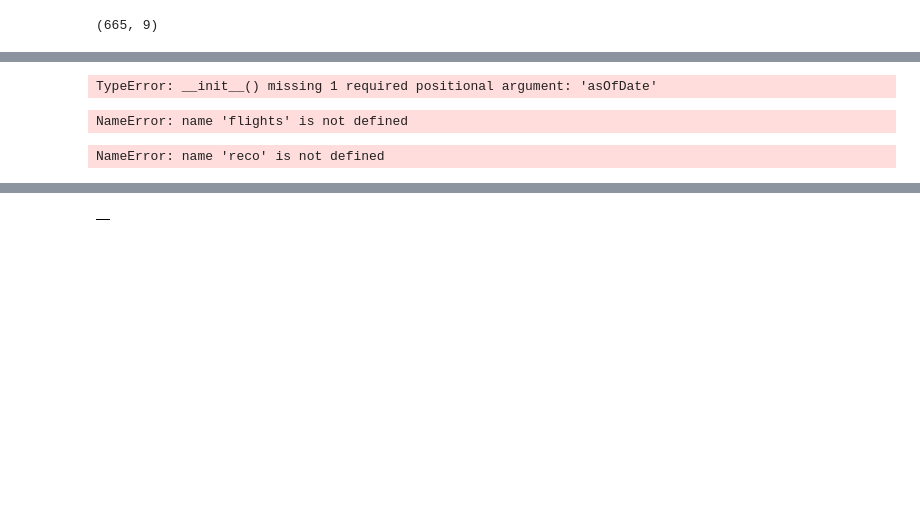
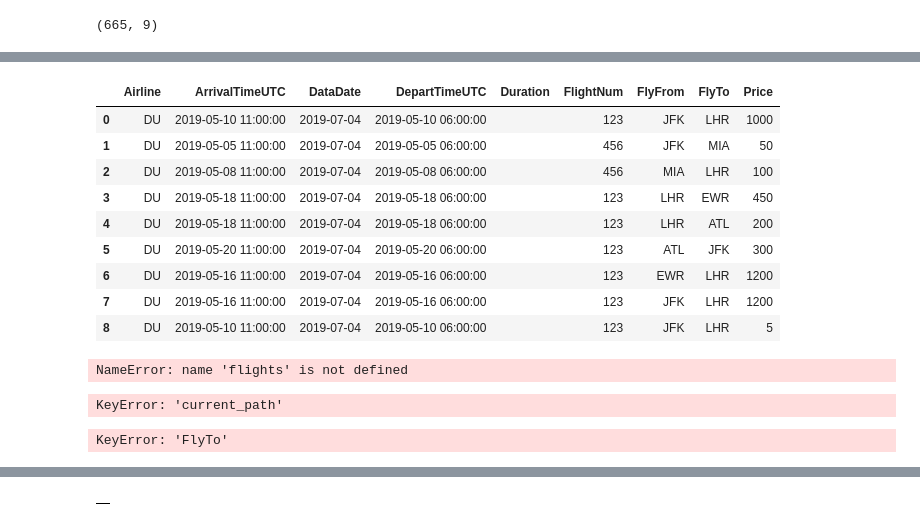
Before and after one commit to davidisenberg/FlightFinder, a Jupyter notebook: data/testing_recos.ipynb, the cells around one changed output, grey strips where cells are left out. Drawn from its saved outputs; the diff is of its cells as text; code cells hidden in the pictures; blank space fills up the shorter version.

```diff
--- a/data/testing_recos.ipynb
+++ b/data/testing_recos.ipynb
@@ -108,33 +109,43 @@ SyntaxError: invalid syntax (<ipython-input-17-0162c3217f7c>, line 1)
 # %%
 f1 = Flight("JFK", "LHR", 1000, "DU", "", datetime.datetime(2019, 5, 10, 11, 0, 0),
-            datetime.datetime(2019, 5, 10, 6, 0, 0), "123")
+            datetime.datetime(2019, 5, 10, 6, 0, 0), "123", datetime.date.today())
 f2 = Flight("JFK", "MIA", 50, "DU", "", datetime.datetime(2019, 5, 5, 11, 0, 0),
-            datetime.datetime(2019, 5, 5, 6, 0, 0), "456")
+            datetime.datetime(2019, 5, 5, 6, 0, 0), "456", datetime.date.today())
 f3 = Flight("MIA", "LHR", 100, "DU", "", datetime.datetime(2019, 5, 8, 11, 0, 0),
-            datetime.datetime(2019, 5, 8, 6, 0, 0), "456")
+            datetime.datetime(2019, 5, 8, 6, 0, 0), "456", datetime.date.today())
 f4 = Flight("LHR", "EWR", 450, "DU", "", datetime.datetime(2019, 5, 18, 11, 0, 0),
-            datetime.datetime(2019, 5, 18, 6, 0, 0), "123")
+            datetime.datetime(2019, 5, 18, 6, 0, 0), "123", datetime.date.today())
 f5 = Flight("LHR", "ATL", 200, "DU", "", datetime.datetime(2019, 5, 18, 11, 0, 0),
-            datetime.datetime(2019, 5, 18, 6, 0, 0), "123")
+            datetime.datetime(2019, 5, 18, 6, 0, 0), "123", datetime.date.today())
 f6 = Flight("ATL", "JFK", 300, "DU", "", datetime.datetime(2019, 5, 20, 11, 0, 0),
-            datetime.datetime(2019, 5, 20, 6, 0, 0), "123")
+            datetime.datetime(2019, 5, 20, 6, 0, 0), "123", datetime.date.today())
 f7 = Flight("EWR", "LHR", 1200, "DU", "", datetime.datetime(2019, 5, 16, 11, 0, 0),
-            datetime.datetime(2019, 5, 16, 6, 0, 0), "123")
+            datetime.datetime(2019, 5, 16, 6, 0, 0), "123", datetime.date.today())
 f8 = Flight("JFK", "LHR", 1200, "DU", "", datetime.datetime(2019, 5, 16, 11, 0, 0), #dup of f1 but higher price
-            datetime.datetime(2019, 5, 16, 6, 0, 0), "123")
+            datetime.datetime(2019, 5, 16, 6, 0, 0), "123", datetime.date.today())
 f9 = Flight("JFK", "LHR", 5, "DU", "", datetime.datetime(2019, 5, 10, 11, 0, 0), #dup of f1 but on same day
-            datetime.datetime(2019, 5, 10, 6, 0, 0), "123")
-fs = [f1, f2, f3, f4, f5, f6, f7, f8,f9]
-flights = pd.DataFrame.from_records([f.to_dict() for f in fs])
+            datetime.datetime(2019, 5, 10, 6, 0, 0), "123", datetime.date.today())
+ffs = [f1, f2, f3, f4, f5, f6, f7, f8,f9]
+flights = pd.DataFrame.from_records([f.to_dict() for f in ffs])
 df = pd.DataFrame()
 
 sources = ["JFK","EWR"]
 targets = ["LHR"]
 exclusions = []
 
 df = pd.DataFrame()
+flights
 # %% [output]
-TypeError: __init__() missing 1 required positional argument: 'asOfDate'
+|  | Airline | ArrivalTimeUTC | DataDate | DepartTimeUTC | Duration | FlightNum | FlyFrom | FlyTo | Price |
+| 0 | DU | 2019-05-10 11:00:00 | 2019-07-04 | 2019-05-10 06:00:00 |  | 123 | JFK | LHR | 1000 |
+| 1 | DU | 2019-05-05 11:00:00 | 2019-07-04 | 2019-05-05 06:00:00 |  | 456 | JFK | MIA | 50 |
+| 2 | DU | 2019-05-08 11:00:00 | 2019-07-04 | 2019-05-08 06:00:00 |  | 456 | MIA | LHR | 100 |
+| 3 | DU | 2019-05-18 11:00:00 | 2019-07-04 | 2019-05-18 06:00:00 |  | 123 | LHR | EWR | 450 |
+| 4 | DU | 2019-05-18 11:00:00 | 2019-07-04 | 2019-05-18 06:00:00 |  | 123 | LHR | ATL | 200 |
+| 5 | DU | 2019-05-20 11:00:00 | 2019-07-04 | 2019-05-20 06:00:00 |  | 123 | ATL | JFK | 300 |
+| 6 | DU | 2019-05-16 11:00:00 | 2019-07-04 | 2019-05-16 06:00:00 |  | 123 | EWR | LHR | 1200 |
+| 7 | DU | 2019-05-16 11:00:00 | 2019-07-04 | 2019-05-16 06:00:00 |  | 123 | JFK | LHR | 1200 |
+| 8 | DU | 2019-05-10 11:00:00 | 2019-07-04 | 2019-05-10 06:00:00 |  | 123 | JFK | LHR | 5 |
 # %%
 start = datetime.datetime(2019,5,1)
 end = datetime.datetime(2019,5,15)
@@ -145,8 +161,36 @@ NameError: name 'flights' is not defined
+# %%
+def datetime_handler(x):
+    if isinstance(x, datetime.datetime):
+        return x.isoformat()
+    return x
+
+
+start = datetime.datetime(2019,6,1)
+end = datetime.datetime(2019,6,15)
+#flights = fs.FlightService().get_flights(start,end)
+# flights["ArrivalTimeUTC"] = flights["ArrivalTimeUTC"]
+# flights["DepartTimeUTC"] = flights["DepartTimeUTC"]
+
+paths = reco.RecommendationService().get_recommendations(flights,["JFK"],["LHR"],[],2,10)
+paths
+
+list_of_paths = []
+for path in paths:
+    list_of_flights = []
+    for flights in path:
+        list_of_flights.append(flights.to_dict())
+    list_of_paths.append(list_of_flights)
+list_of_paths = json.dumps(list_of_paths, default=datetime_handler)
+list_of_paths
+# %% [output]
+KeyError: 'current_path'
 # %%
 result = reco.RecommendationService().get_recommendations(flights, sources, targets, exclusions,2,10)
-result.to_json(orient='records')
+#result.to_json(orient='records')
+
+result
 # %% [output]
-NameError: name 'reco' is not defined
+KeyError: 'FlyTo'
 # %%
 q = reco.RecommendationService().get_initial_queue(sources)
 items = pd.DataFrame.from_records([f.to_dict() for f in list(q.queue)])
```
Also changed, not shown: parts of 4 cells of this notebook, 37 other files.
